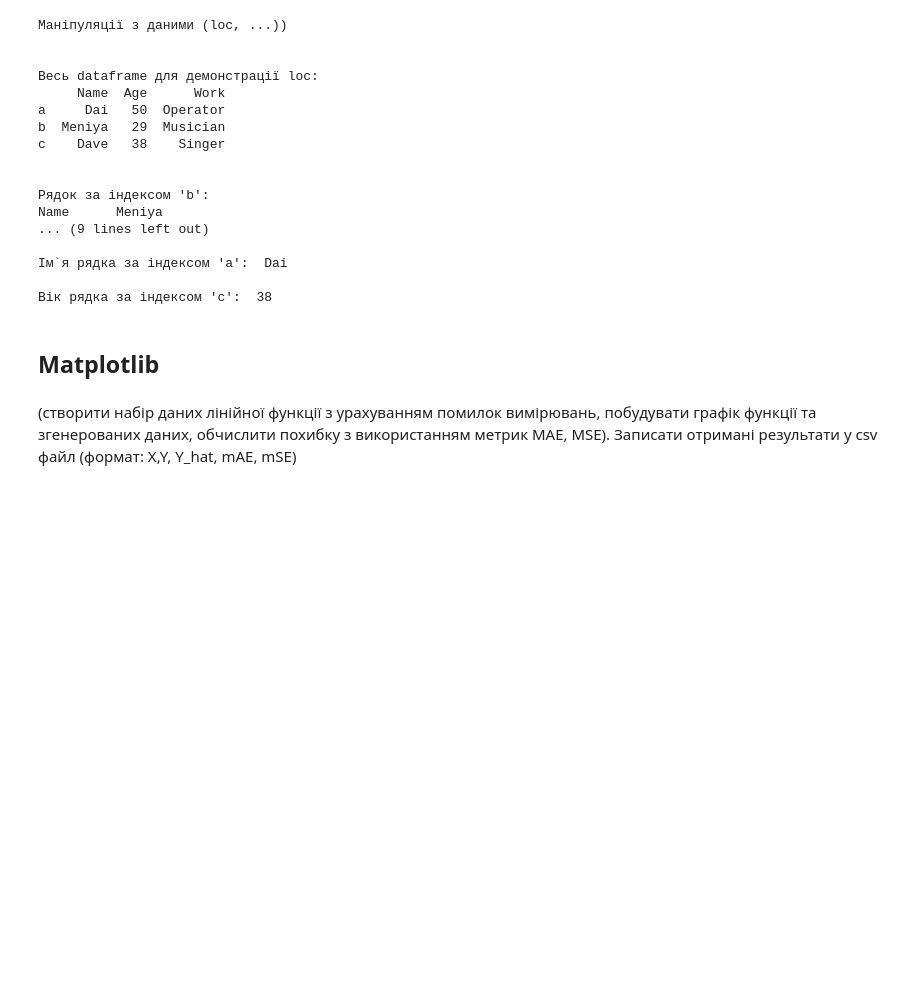
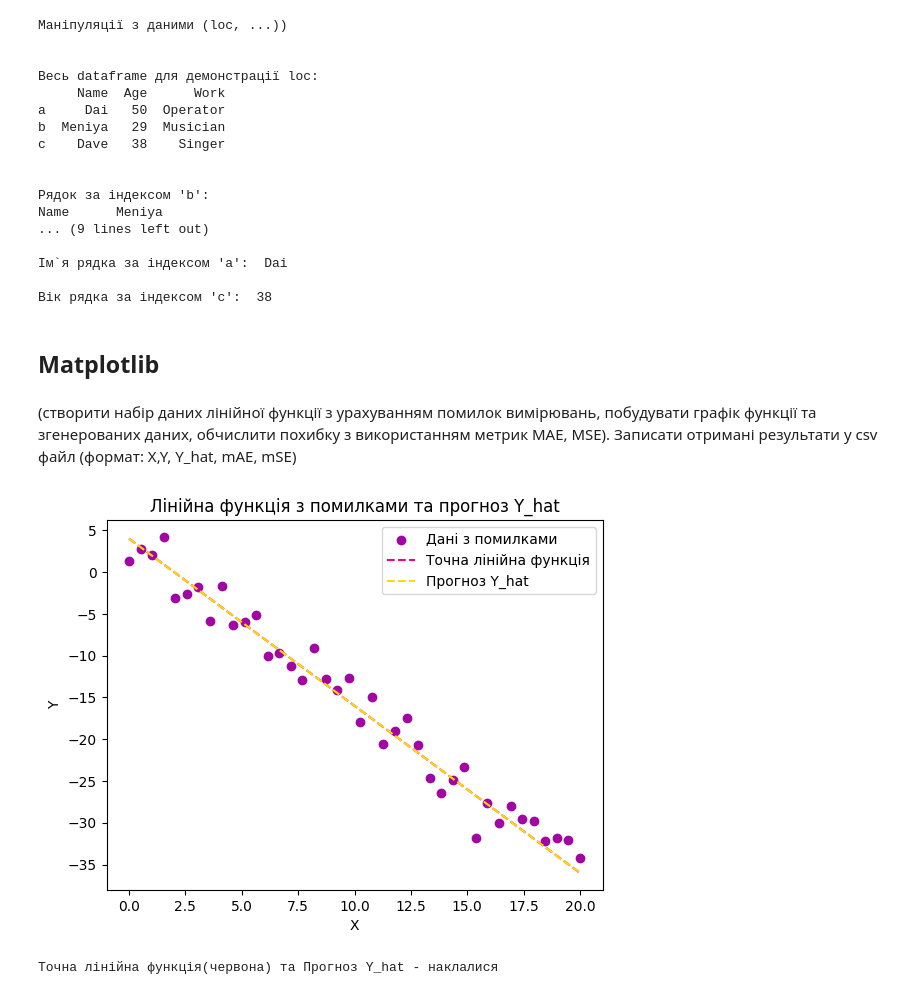
Before and after one commit to AnnaIvn/ml2023, a Jupyter notebook: Labs/Lab1/lab1.ipynb, the cells around one changed output. Drawn from its saved outputs; the diff is of its cells as text; code cells hidden in the pictures; blank space fills up the shorter version.

Commit message:
added point 3 - Matplotlib

```diff
--- a/Labs/Lab1/lab1.ipynb
+++ b/Labs/Lab1/lab1.ipynb
@@ -318,3 +318,51 @@ Name      Meniya
 ## Matplotlib
 # %% [markdown]
 (створити набір даних лінійної функції з урахуванням помилок вимірювань, побудувати графік функції та згенерованих даних, обчислити похибку з використанням метрик MAE, MSE). Записати отримані результати у csv файл (формат: X,Y, Y_hat, mAE, mSE)
+# %%
+import numpy as np
+import pandas as pd
+import matplotlib.pyplot as plt
+from sklearn.metrics import mean_absolute_error, mean_squared_error
+
+# Задаємо параметри лінійної функції
+slope = -2
+intercept = 4
+
+# Генеруємо випадкові дані для X. 40 значень від 0 до 20, що розташовані рівномірно
+X = np.linspace(0, 20, 40)
+
+# Генеруємо випадкові помилки для Y
+errors = np.random.normal(0, 2, len(X))
+
+# Обчислюємо Y з урахуванням помилок
+Y_true = slope * X + intercept
+Y = Y_true + errors
+
+# Обчислюємо прогноз Y_hat (використовуючи точні параметри)
+Y_hat = slope * X + intercept
+
+# Обчислюємо метрики похибки
+mae = mean_absolute_error(Y_true, Y_hat)
+mse = mean_squared_error(Y_true, Y_hat)
+
+# Створюємо DataFrame з результатами
+df_results = pd.DataFrame({'X': X, 'Y': Y, 'Y_hat': Y_hat, 'MAE': mae, 'MSE': mse})
+
+# Записуємо результати у CSV файл
+df_results.to_csv('linear_function_results.csv', index=False)
+
+# Відображаємо графік
+plt.scatter(X, Y, label='Дані з помилками', color='#a105a3')
+plt.plot(X, Y_true, label='Точна лінійна функція', linestyle='--', color='#ff007b')
+plt.plot(X, Y_hat, label='Прогноз Y_hat', linestyle='--', color='#ffd900')
+plt.title('Лінійна функція з помилками та прогноз Y_hat')
+plt.xlabel('X')
+plt.ylabel('Y')
+plt.legend()
+plt.show()
+
+print("\n")
+print("Точна лінійна функція(червона) та Прогноз Y_hat - наклалися")
+# %% [output]
+[figure, added]
+Точна лінійна функція(червона) та Прогноз Y_hat - наклалися
```
Also changed, not shown: 1 other file.
